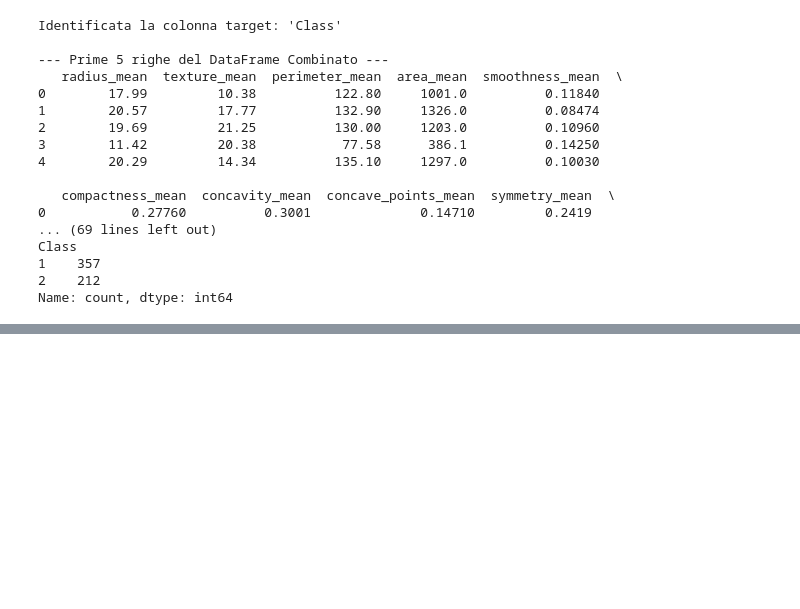
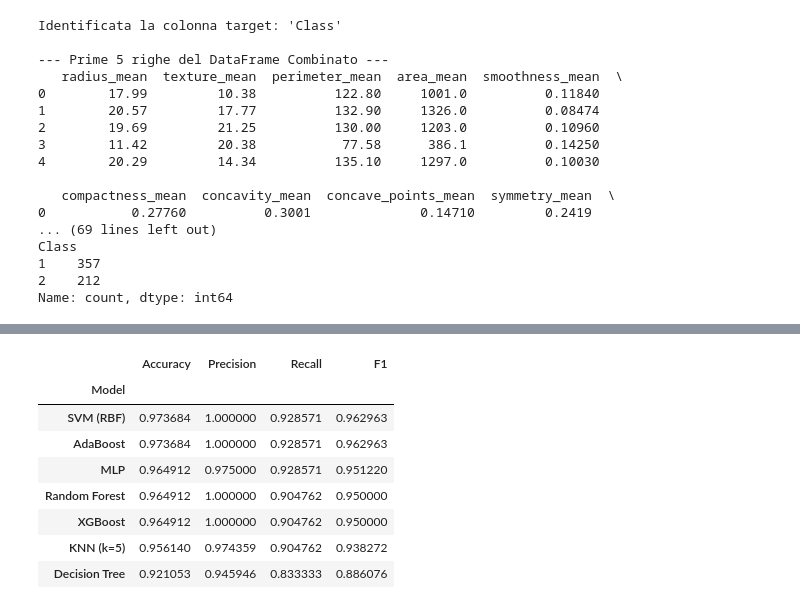
Before and after one commit to Pandanna/Data-Mining-Project, a Jupyter notebook: Cancer_dataset.ipynb, the cells around one changed output, grey strips where cells are left out. Cells and saved outputs as stored; diff of their text form; code cells hidden in the pictures; blank space fills up the shorter version.

```diff
--- a/Cancer_dataset.ipynb
+++ b/Cancer_dataset.ipynb
@@ -261,0 +411,17 @@ X_test_scaled = scaler.transform(X_test)
+# %%
+df_results = pd.DataFrame(
+    results,
+    columns=["Model","Accuracy","Precision","Recall","F1"]
+).set_index("Model")
+
+df_results.sort_values("F1", ascending=False)
+# %% [output]
+|  | Accuracy | Precision | Recall | F1 |
+| Model |  |  |  |  |
+| SVM (RBF) | 0.973684 | 1.000000 | 0.928571 | 0.962963 |
+| AdaBoost | 0.973684 | 1.000000 | 0.928571 | 0.962963 |
+| MLP | 0.964912 | 0.975000 | 0.928571 | 0.951220 |
+| Random Forest | 0.964912 | 1.000000 | 0.904762 | 0.950000 |
+| XGBoost | 0.964912 | 1.000000 | 0.904762 | 0.950000 |
+| KNN (k=5) | 0.956140 | 0.974359 | 0.904762 | 0.938272 |
+| Decision Tree | 0.921053 | 0.945946 | 0.833333 | 0.886076 |
```
Also changed, not shown: parts of 16 cells of this notebook, 1 other file.
